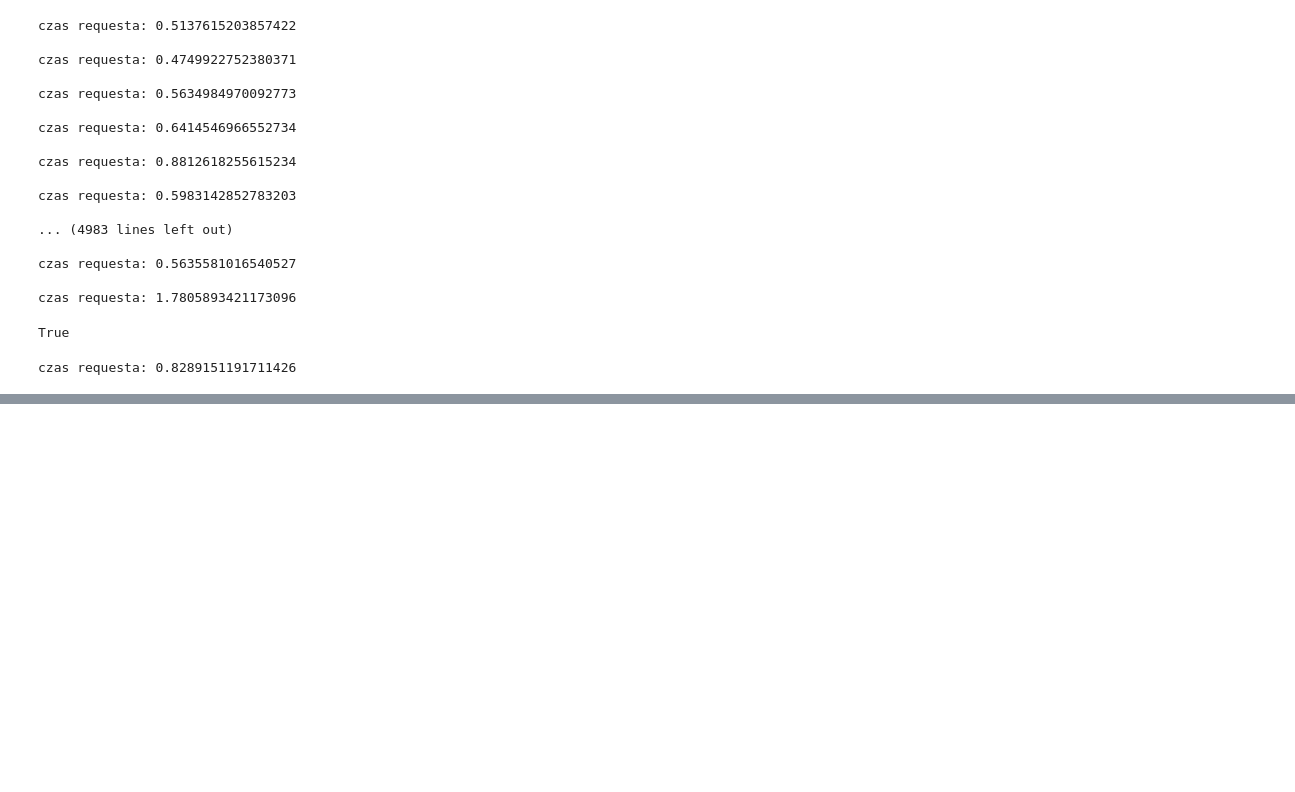
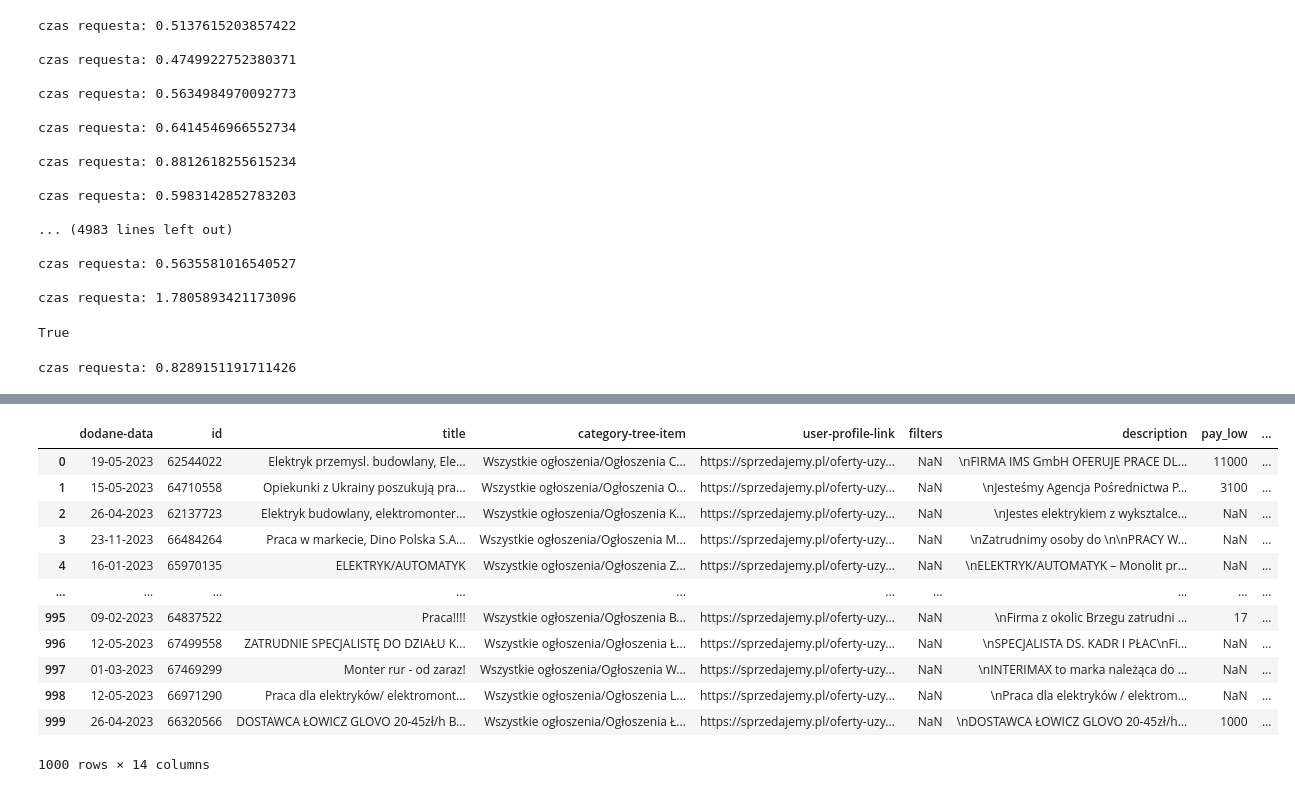
Before and after one commit to wojciechkosiuk/mISIe-SupervisionHack2023, a Jupyter notebook: adam.ipynb, the cells around one changed output, grey strips where cells are left out. Drawn from its saved outputs; the diff is of its cells as text; code cells hidden in the pictures; blank space fills up the shorter version.

Commit message:
add sprzedajemy

```diff
--- a/adam.ipynb
+++ b/adam.ipynb
@@ -60,0 +147,16 @@ czas requesta: 0.8289151191711426
+# %%
+pd.read_csv('data/sprzedajemy.csv')
+# %% [output]
+|  | dodane-data | id | title | category-tree-item | user-profile-link | filters | description | pay_low | ... |
+| 0 | 19-05-2023 | 62544022 | Elektryk przemysl. budowlany, Ele... | Wszystkie ogłoszenia/Ogłoszenia C... | https://sprzedajemy.pl/oferty-uzy... | NaN | \nFIRMA IMS GmbH OFERUJE PRACE DL... | 11000 | ... |
+| 1 | 15-05-2023 | 64710558 | Opiekunki z Ukrainy poszukują pra... | Wszystkie ogłoszenia/Ogłoszenia O... | https://sprzedajemy.pl/oferty-uzy... | NaN | \nJesteśmy Agencja Pośrednictwa P... | 3100 | ... |
+| 2 | 26-04-2023 | 62137723 | Elektryk budowlany, elektromonter... | Wszystkie ogłoszenia/Ogłoszenia K... | https://sprzedajemy.pl/oferty-uzy... | NaN | \nJestes elektrykiem z wyksztalce... | NaN | ... |
+| 3 | 23-11-2023 | 66484264 | Praca w markecie, Dino Polska S.A... | Wszystkie ogłoszenia/Ogłoszenia M... | https://sprzedajemy.pl/oferty-uzy... | NaN | \nZatrudnimy osoby do \n\nPRACY W... | NaN | ... |
+| 4 | 16-01-2023 | 65970135 | ELEKTRYK/AUTOMATYK | Wszystkie ogłoszenia/Ogłoszenia Z... | https://sprzedajemy.pl/oferty-uzy... | NaN | \nELEKTRYK/AUTOMATYK – Monolit pr... | NaN | ... |
+| ... | ... | ... | ... | ... | ... | ... | ... | ... | ... |
+| 995 | 09-02-2023 | 64837522 | Praca!!!! | Wszystkie ogłoszenia/Ogłoszenia B... | https://sprzedajemy.pl/oferty-uzy... | NaN | \nFirma z okolic Brzegu zatrudni ... | 17 | ... |
+| 996 | 12-05-2023 | 67499558 | ZATRUDNIE SPECJALISTĘ DO DZIAŁU K... | Wszystkie ogłoszenia/Ogłoszenia Ł... | https://sprzedajemy.pl/oferty-uzy... | NaN | \nSPECJALISTA DS. KADR I PŁAC\nFi... | NaN | ... |
+| 997 | 01-03-2023 | 67469299 | Monter rur - od zaraz! | Wszystkie ogłoszenia/Ogłoszenia W... | https://sprzedajemy.pl/oferty-uzy... | NaN | \nINTERIMAX to marka należąca do ... | NaN | ... |
+| 998 | 12-05-2023 | 66971290 | Praca dla elektryków/ elektromont... | Wszystkie ogłoszenia/Ogłoszenia L... | https://sprzedajemy.pl/oferty-uzy... | NaN | \nPraca dla elektryków / elektrom... | NaN | ... |
+| 999 | 26-04-2023 | 66320566 | DOSTAWCA ŁOWICZ GLOVO 20-45zł/h B... | Wszystkie ogłoszenia/Ogłoszenia Ł... | https://sprzedajemy.pl/oferty-uzy... | NaN | \nDOSTAWCA ŁOWICZ GLOVO 20-45zł/h... | 1000 | ... |
+1000 rows × 14 columns
```
Also changed, not shown: parts of 9 cells of this notebook, 6 other files.
